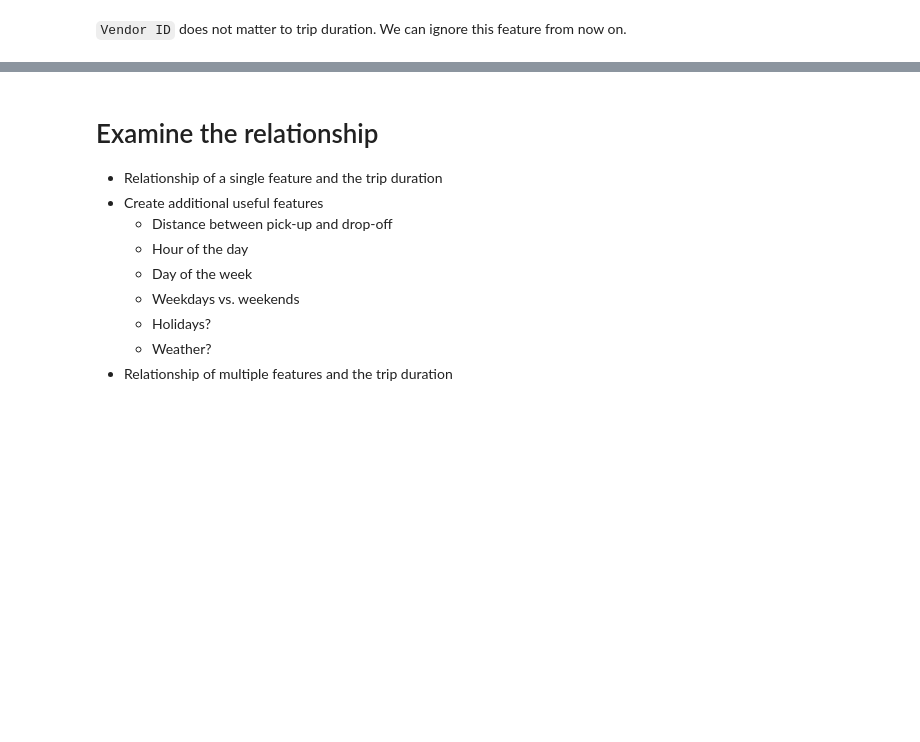
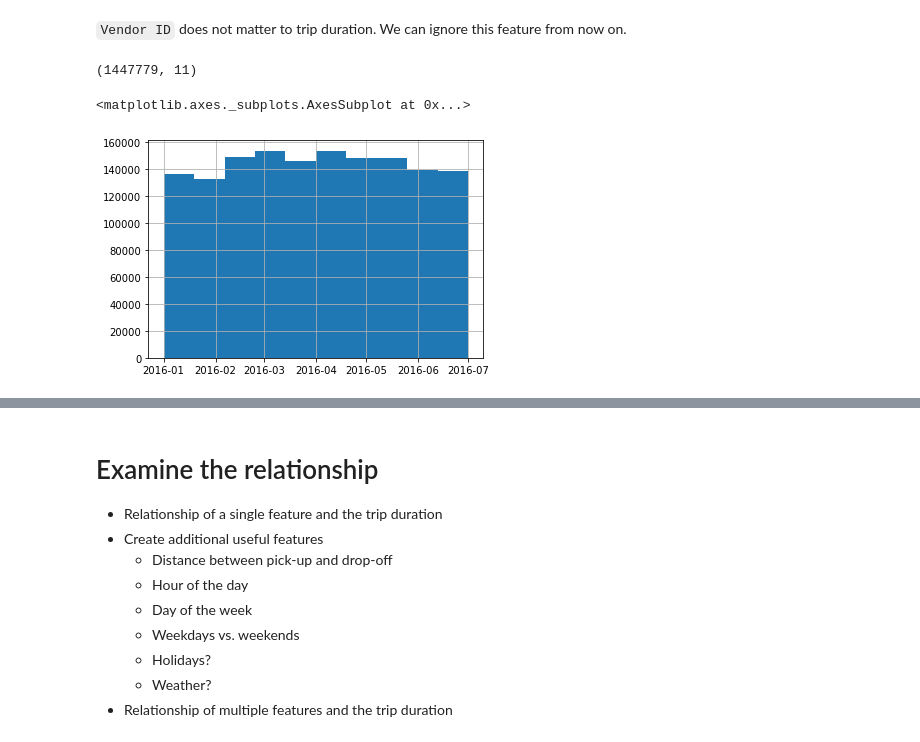
Before and after one commit to ch00226855/Fall2020CMP464-788, a Jupyter notebook: Week08_NYCTaxi_Completed.ipynb, the cells around one changed output, grey strips where cells are left out. Saved outputs shown, nothing was run; the diff lists cells and outputs as text; code cells hidden in the pictures; blank space fills up the shorter version.

```diff
--- a/Week08_NYCTaxi_Completed.ipynb
+++ b/Week08_NYCTaxi_Completed.ipynb
@@ -286,4 +277,9 @@ Text(0.5, 1.0, 'Vendor 2')
 # %%
 # Remove rows where passenger count is zero.
+data_no_passenger = data[data['passenger_count'] == 0]
+data = data.drop(data_no_passenger.index)
+data.shape
+# %% [output]
+(1447779, 11)
 # %%
 # Examine flags
@@ -290,4 +287,8 @@ Text(0.5, 1.0, 'Vendor 2')
 # %%
 # Examine pick-up date and time.
+data['pickup_datetime'].hist()
+# %% [output]
+<matplotlib.axes._subplots.AxesSubplot at 0x...>
+[figure, added]
 # %%
 # Examine drop-off date and time.
```
Also changed, not shown: parts of 11 cells of this notebook.
